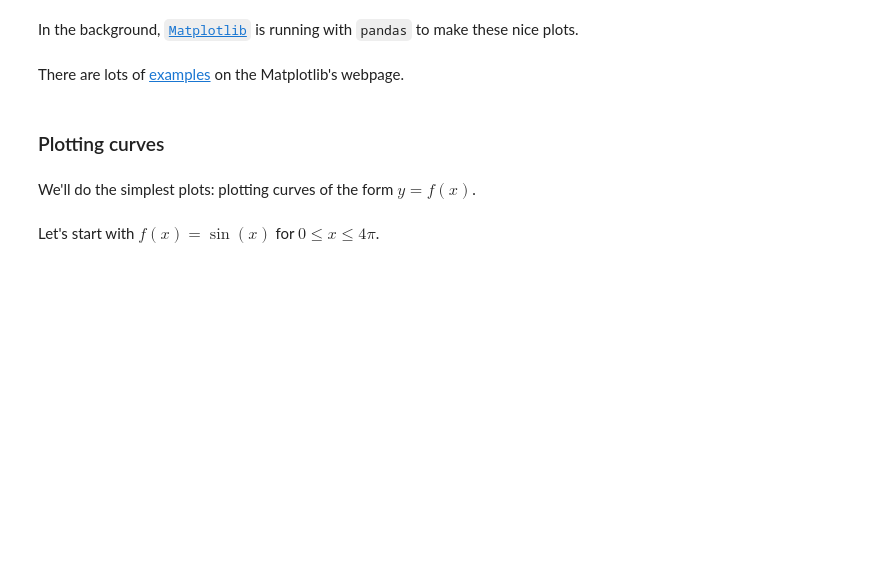
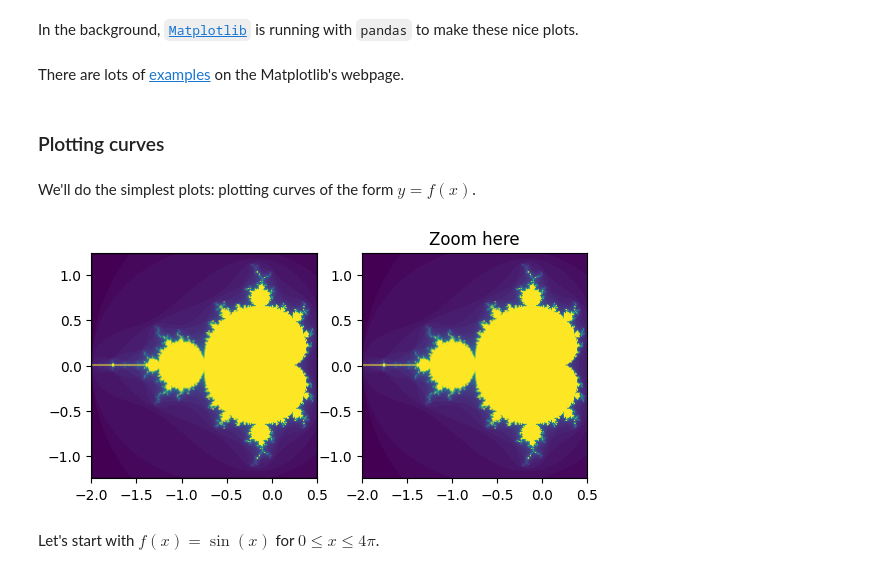
Before and after one commit to joshmaglione/CS102-Jupyter, a Jupyter notebook: 08_Matplotlib.ipynb, the cells around one changed output. Saved outputs shown, nothing was run; the diff lists cells and outputs as text; code cells hidden in the pictures; blank space fills up the shorter version.

```diff
--- a/08_Matplotlib.ipynb
+++ b/08_Matplotlib.ipynb
@@ -105,6 +159,84 @@ We'll do the simplest plots: plotting curves of the form $y=f(x)$.
 # %%
 import numpy as np
 import matplotlib.pyplot as plt
+# %%
+import functools
+
+import matplotlib.pyplot as plt
+import numpy as np
+
+from matplotlib.patches import Rectangle
+
+
+# A class that will regenerate a fractal set as we zoom in, so that you
+# can actually see the increasing detail.  A box in the left panel will show
+# the area to which we are zoomed.
+class MandelbrotDisplay:
+    def __init__(self, h=500, w=500, niter=50, radius=2., power=2):
+        self.height = h
+        self.width = w
+        self.niter = niter
+        self.radius = radius
+        self.power = power
+
+    def compute_image(self, xlim, ylim):
+        self.x = np.linspace(*xlim, self.width)
+        self.y = np.linspace(*ylim, self.height).reshape(-1, 1)
+        c = self.x + 1.0j * self.y
+        threshold_time = np.zeros((self.height, self.width))
+        z = np.zeros(threshold_time.shape, dtype=complex)
+        mask = np.ones(threshold_time.shape, dtype=bool)
+        for i in range(self.niter):
+            z[mask] = z[mask]**self.power + c[mask]
+            mask = (np.abs(z) < self.radius)
+            threshold_time += mask
+        return threshold_time
+
+    def ax_update(self, ax):
+        ax.set_autoscale_on(False)  # Otherwise, infinite loop
+        # Get the number of points from the number of pixels in the window
+        self.width, self.height = ax.patch.get_window_extent().size.round().astype(int)
+        # Update the image object with our new data and extent
+        ax.images[-1].set(data=self.compute_image(ax.get_xlim(), ax.get_ylim()),
+                          extent=(*ax.get_xlim(), *ax.get_ylim()))
+        ax.figure.canvas.draw_idle()
+
+
+md = MandelbrotDisplay()
+
+fig1, (ax_full, ax_zoom) = plt.subplots(1, 2)
+ax_zoom.imshow([[0]], origin="lower")  # Empty initial image.
+ax_zoom.set_title("Zoom here")
+
+rect = Rectangle(
+    [0, 0], 0, 0, facecolor="none", edgecolor="black", linewidth=1.0)
+ax_full.add_patch(rect)
+
+
+def update_rect(rect, ax):  # Let the rectangle track the bounds of the zoom axes.
+    xlo, xhi = ax.get_xlim()
+    ylo, yhi = ax.get_ylim()
+    rect.set_bounds((xlo, ylo, xhi - xlo, yhi - ylo))
+    ax.figure.canvas.draw_idle()
+
+
+# Connect for changing the view limits.
+ax_zoom.callbacks.connect("xlim_changed", functools.partial(update_rect, rect))
+ax_zoom.callbacks.connect("ylim_changed", functools.partial(update_rect, rect))
+
+ax_zoom.callbacks.connect("xlim_changed", md.ax_update)
+ax_zoom.callbacks.connect("ylim_changed", md.ax_update)
+
+# Initialize: trigger image computation by setting view limits; set colormap limits;
+# copy image to full view.
+ax_zoom.set(xlim=(-2, .5), ylim=(-1.25, 1.25))
+im = ax_zoom.images[0]
+ax_zoom.images[0].set(clim=(im.get_array().min(), im.get_array().max()))
+ax_full.imshow(im.get_array(), extent=im.get_extent(), origin="lower")
+
+plt.show()
+# %% [output]
+[figure, added]
 # %% [markdown]
 Let's start with $f(x) = \sin(x)$ for $0\leqslant x \leqslant 4\pi$.
 # %%
```
Also changed, not shown: parts of 27 cells of this notebook, 5 other files.
